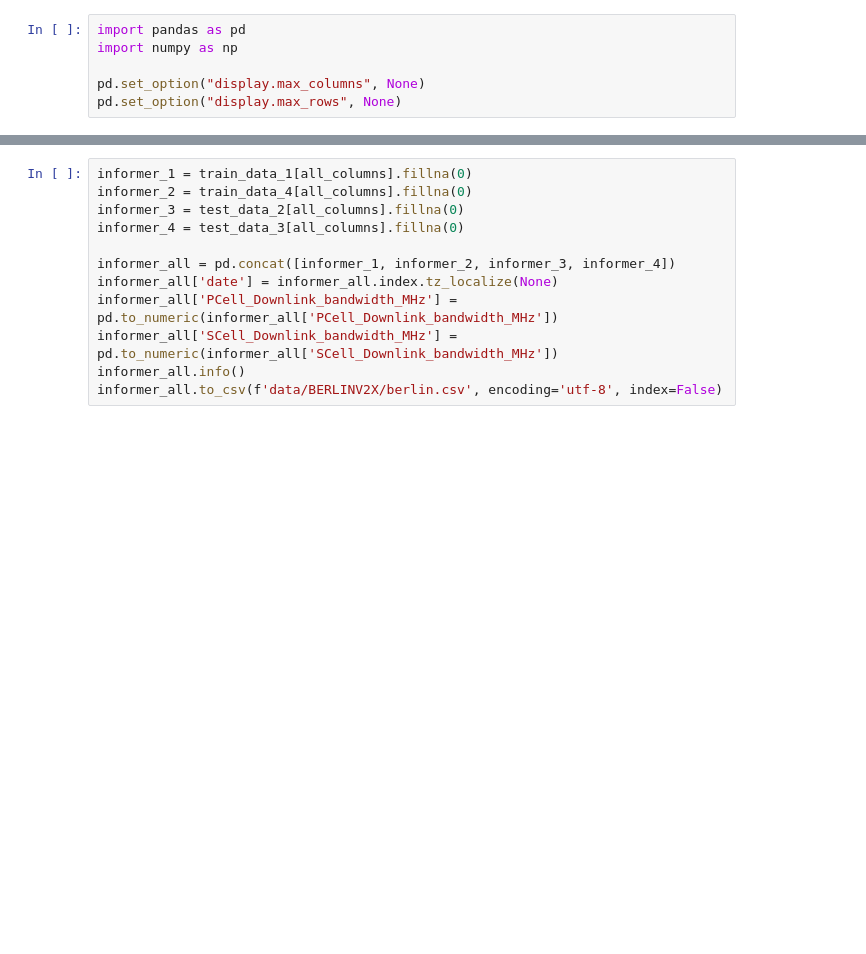
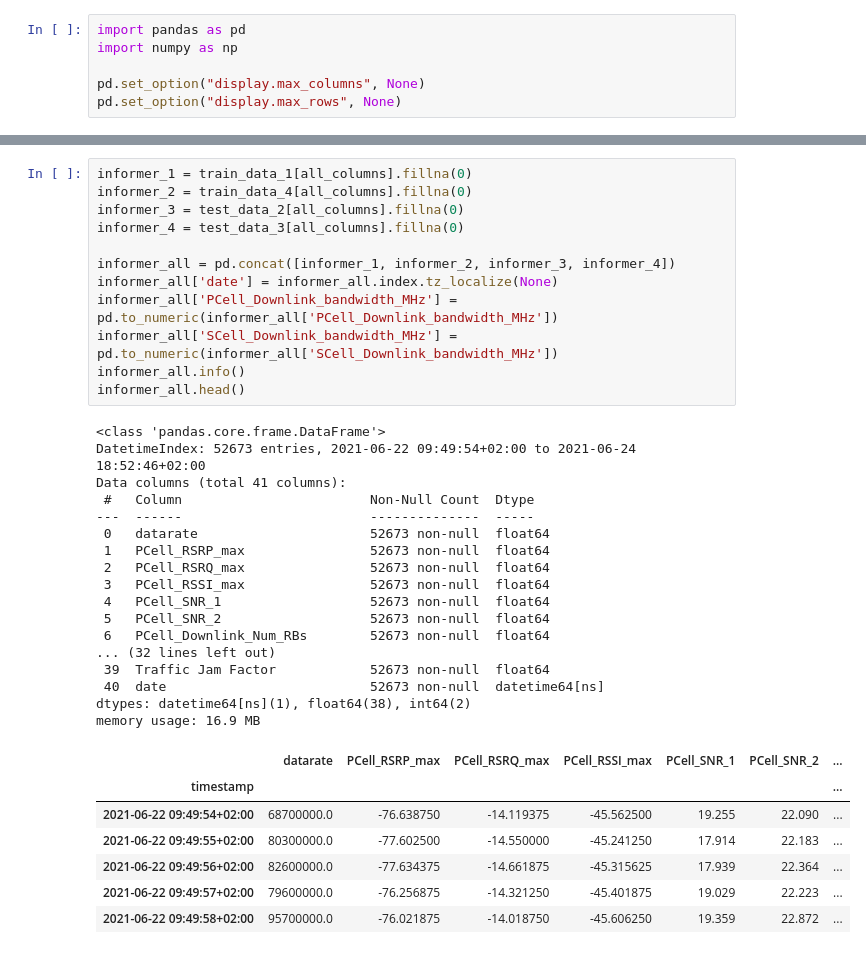
Before and after one commit to birkandenizer/Informer2020, a Jupyter notebook: berlinv2x-reference.ipynb, the cells around one changed output, grey strips where cells are left out. Cells and saved outputs as stored; diff of their text form; blank space fills up the shorter version.

```diff
--- a/berlinv2x-reference.ipynb
+++ b/berlinv2x-reference.ipynb
@@ -151,12 +165,37 @@ print(f"The Informer uses {len(all_data_informer)} time steps and {len(all_colum
 # %%
 informer_1 = train_data_1[all_columns].fillna(0)
 informer_2 = train_data_4[all_columns].fillna(0)
 informer_3 = test_data_2[all_columns].fillna(0)
 informer_4 = test_data_3[all_columns].fillna(0)
 
 informer_all = pd.concat([informer_1, informer_2, informer_3, informer_4])
 informer_all['date'] = informer_all.index.tz_localize(None)
 informer_all['PCell_Downlink_bandwidth_MHz'] = pd.to_numeric(informer_all['PCell_Downlink_bandwidth_MHz'])
 informer_all['SCell_Downlink_bandwidth_MHz'] = pd.to_numeric(informer_all['SCell_Downlink_bandwidth_MHz'])
 informer_all.info()
-informer_all.to_csv(f'data/BERLINV2X/berlin.csv', encoding='utf-8', index=False)
+informer_all.head()
+# %% [output]
+<class 'pandas.core.frame.DataFrame'>
+DatetimeIndex: 52673 entries, 2021-06-22 09:49:54+02:00 to 2021-06-24 18:52:46+02:00
+Data columns (total 41 columns):
+ #   Column                        Non-Null Count  Dtype
+---  ------                        --------------  -----
+ 0   datarate                      52673 non-null  float64
+ 1   PCell_RSRP_max                52673 non-null  float64
+ 2   PCell_RSRQ_max                52673 non-null  float64
+ 3   PCell_RSSI_max                52673 non-null  float64
+ 4   PCell_SNR_1                   52673 non-null  float64
+ 5   PCell_SNR_2                   52673 non-null  float64
+ 6   PCell_Downlink_Num_RBs        52673 non-null  float64
+... (32 lines left out)
+ 39  Traffic Jam Factor            52673 non-null  float64
+ 40  date                          52673 non-null  datetime64[ns]
+dtypes: datetime64[ns](1), float64(38), int64(2)
+memory usage: 16.9 MB
+|  | datarate | PCell_RSRP_max | PCell_RSRQ_max | PCell_RSSI_max | PCell_SNR_1 | PCell_SNR_2 | ... |
+| timestamp |  |  |  |  |  |  | ... |
+| 2021-06-22 09:49:54+02:00 | 68700000.0 | -76.638750 | -14.119375 | -45.562500 | 19.255 | 22.090 | ... |
+| 2021-06-22 09:49:55+02:00 | 80300000.0 | -77.602500 | -14.550000 | -45.241250 | 17.914 | 22.183 | ... |
+| 2021-06-22 09:49:56+02:00 | 82600000.0 | -77.634375 | -14.661875 | -45.315625 | 17.939 | 22.364 | ... |
+| 2021-06-22 09:49:57+02:00 | 79600000.0 | -76.256875 | -14.321250 | -45.401875 | 19.029 | 22.223 | ... |
+| 2021-06-22 09:49:58+02:00 | 95700000.0 | -76.021875 | -14.018750 | -45.606250 | 19.359 | 22.872 | ... |
```
Also changed, not shown: parts of 11 cells of this notebook, 8 other files.
